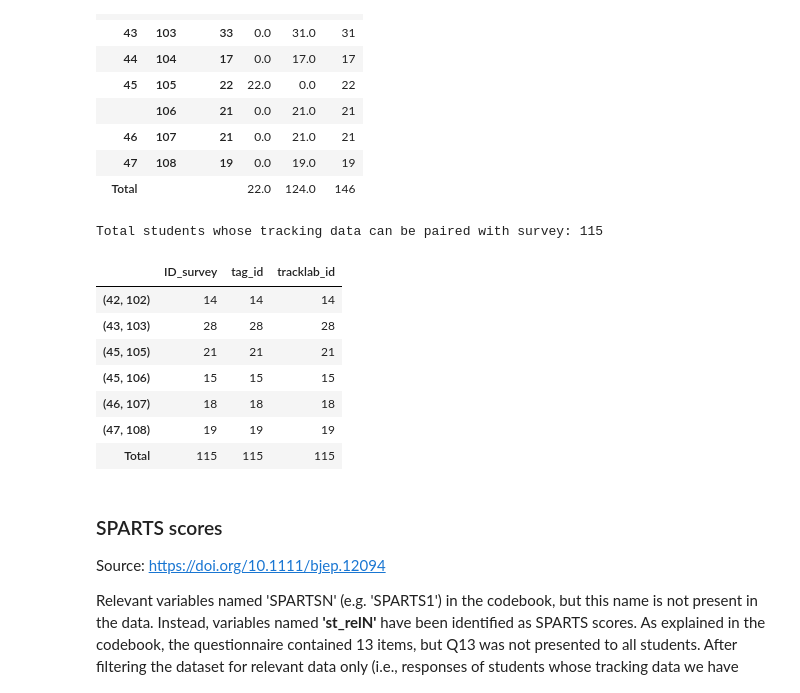
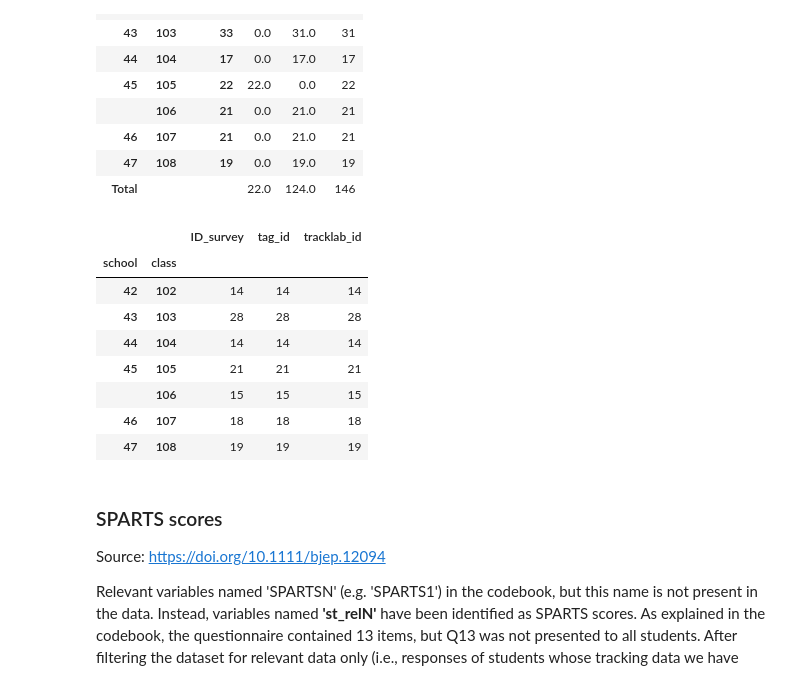
Before and after one commit to majaazdaja/dsp, a Jupyter notebook: notebooks/cleaning.ipynb, the cells around one changed output. Saved outputs shown, nothing was run; the diff lists cells and outputs as text; code cells hidden in the pictures.

```diff
--- a/notebooks/cleaning.ipynb
+++ b/notebooks/cleaning.ipynb
@@ -744,6 +940,8 @@ students = students_raw.copy()
 
 # Rename columns to match keyfiles
 students = students.rename(columns={'School_ID': 'school', 'Class_ID': 'class', 'sID': 'subject_id', 'ID': 'person_id'}).astype(str)
+
+students['person_id'] = students['person_id'].fillna(9999).astype(int)
 
 # Change school '1' to '44' to match other datasets
 students.loc[students['school']=='1', 'school'] = '44'
@@ -812,8 +1010,8 @@ Total students in raw dataset: 310
 | Total |  |  | 310 |
 # %%
 students = students.loc[
-    (students['school']).isin(tracking_data['school'].unique()) &
-    (students['class']).isin(tracking_data['class'].unique())
+    (students['school']).isin(tracking_summary['school'].unique()) &
+    (students['class']).isin(tracking_summary['class'].unique())
 ]
 
 print(f"Total students in dataset after removing schools/classes not available in tracking data: {students['person_id'].nunique()}")
@@ -872,45 +1070,44 @@ Total students tracked according to student master file: 124
 # %%
 # Count the kids in keyfiles ID_survey equals ID in students
 # Where tagnumber != 1111 or 35
 
-keyfile_filtered = keyfiles
-keyfile_filtered.loc[keyfile_filtered['school']=='44', 'school'] = '1'
+keyfile_filtered = keyfiles.copy()
+# keyfile_filtered.loc[keyfile_filtered['school']=='44', 'school'] = '1'
 keyfile_filtered = keyfile_filtered.loc[
-    (keyfile_filtered['school'].isin(tracking_data['school'].unique())) &
-    (keyfile_filtered['class'].isin(tracking_data['class'].unique())) &
+    (keyfile_filtered['school'].isin(tracking_summary['school'].unique())) &
+    (keyfile_filtered['class'].isin(tracking_summary['class'].unique())) &
     (keyfile_filtered['ID_survey'].isin(students['person_id'].unique())) &
     (keyfile_filtered['tag_id'] != '9999') &
     (keyfile_filtered['subject_id'] != '9999')
     ]
 
 s_trackers = pd.pivot_table(
     keyfile_filtered,
     index=['school', 'class'],
     values=['ID_survey', 'tag_id', 'tracklab_id'],
     aggfunc = pd.Series.nunique,
 )
 
-s_trackers.loc['Total'] = s_trackers.sum()
+# s_trackers.loc['Total'] = s_trackers.sum()
 
 # temp.loc[temp[['school','class','tracklab_id']].duplicated(keep=False)] -> NO TRACKLAB IDS ARE DUPLICATED PER CLASS
 
 # Limit student survey df to entries that have matching tracking tags
-students = students.loc[students['person_id'].astype(str).isin(keyfile_filtered['ID_survey'].astype(str))]
+# students = students.loc[students['person_id'].astype(str).isin(keyfile_filtered['ID_survey'].astype(str))]
 # students['person_id'].nunique()
 
 # Display data
-print(f"Total students whose tracking data can be paired with survey: {s_trackers.iloc[-1]['tag_id']}\n")
 s_trackers
 # %% [output]
-Total students whose tracking data can be paired with survey: 115
-|  | ID_survey | tag_id | tracklab_id |
-| (42, 102) | 14 | 14 | 14 |
-| (43, 103) | 28 | 28 | 28 |
-| (45, 105) | 21 | 21 | 21 |
-| (45, 106) | 15 | 15 | 15 |
-| (46, 107) | 18 | 18 | 18 |
-| (47, 108) | 19 | 19 | 19 |
-| Total | 115 | 115 | 115 |
+|  |  | ID_survey | tag_id | tracklab_id |
+| school | class |  |  |  |
+| 42 | 102 | 14 | 14 | 14 |
+| 43 | 103 | 28 | 28 | 28 |
+| 44 | 104 | 14 | 14 | 14 |
+| 45 | 105 | 21 | 21 | 21 |
+|  | 106 | 15 | 15 | 15 |
+| 46 | 107 | 18 | 18 | 18 |
+| 47 | 108 | 19 | 19 | 19 |
 # %% [markdown]
 ### SPARTS scores
 
```
Also changed, not shown: parts of 18 cells of this notebook.
